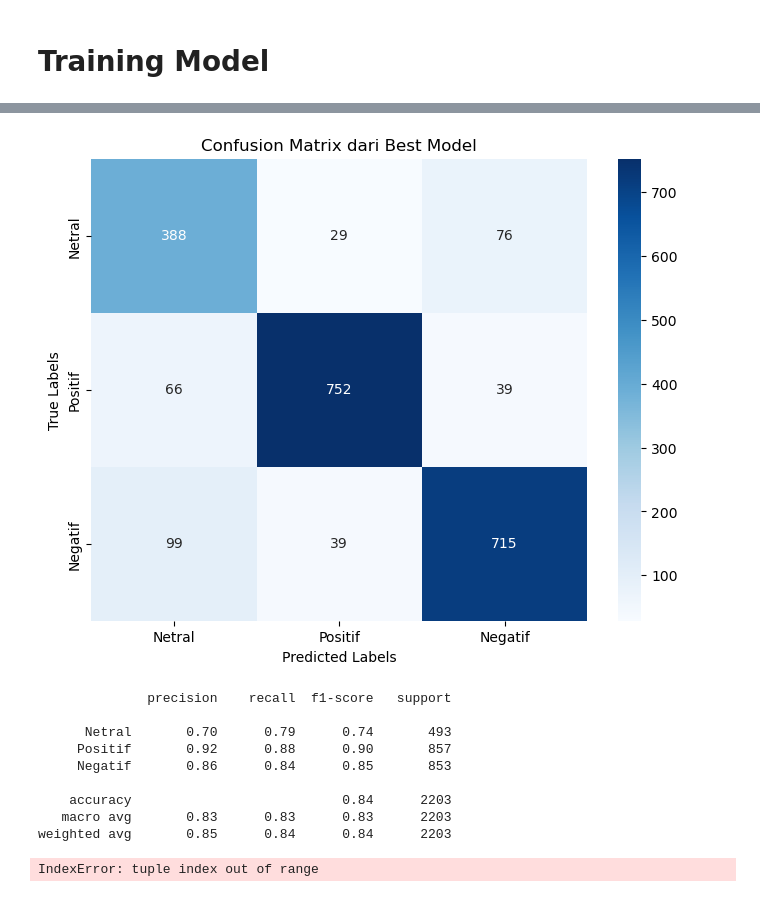
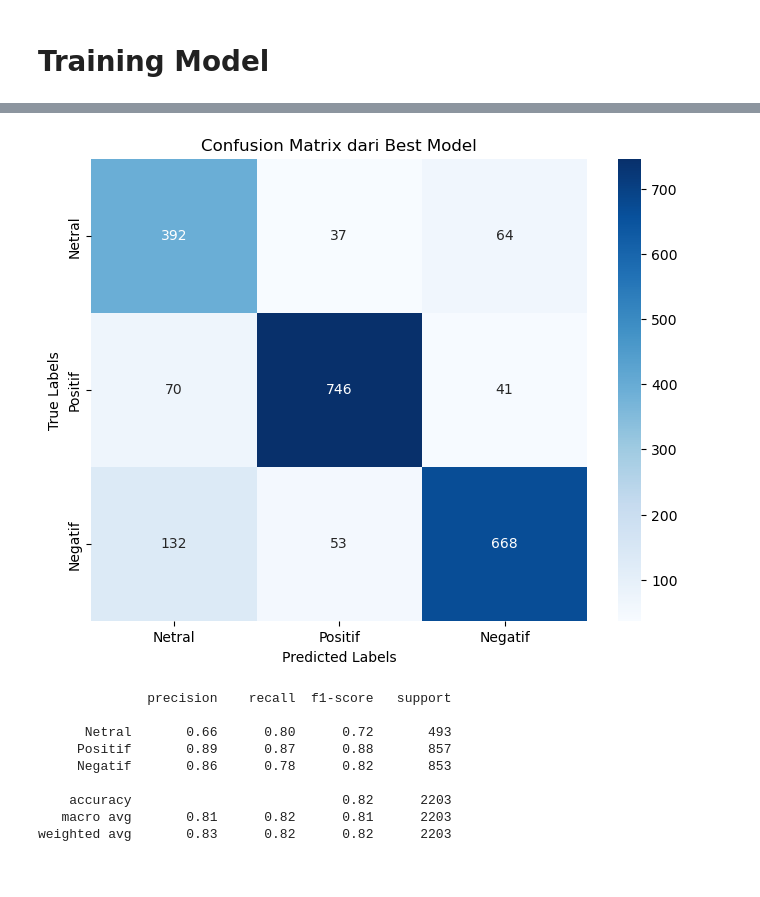
Before and after one commit to amongnikol/analisis_sentimen_prabowo, a Jupyter notebook: prabowo_BILSTM.ipynb, the cells around one changed output, grey strips where cells are left out. Saved outputs shown, nothing was run; the diff lists cells and outputs as text; code cells hidden in the pictures.

```diff
--- a/prabowo_BILSTM.ipynb
+++ b/prabowo_BILSTM.ipynb
@@ -108,15 +104,12 @@ from Sastrawi.Stemmer.StemmerFactory import StemmerFactory
 from nltk.corpus import stopwords
 from nltk.tokenize import word_tokenize
 
-# Inisialisasi stemmer dan stopwords
 factory = StemmerFactory()
 stemmer = factory.create_stemmer()
 stop_words = set(stopwords.words('indonesian'))
 
-# Mention penting yang ingin disimpan (whitelist)
 mention_whitelist = ['prabowo']
 
-# Kamus normalisasi kata informal → formal
 normalisasi_kata = {
     'gak': 'tidak',
     'ga': 'tidak',
@@ -150,30 +143,24 @@ normalisasi_kata = {
 }
 
 def preprocessing(text):
-    # 2. Tangani mention: simpan jika ada di whitelist, hapus lainnya
     text = re.sub(r'@(\w+)', lambda m: m.group() if m.group(1).lower() in mention_whitelist else '', text)
 
     text = re.sub(r'http\S+|www\S+|<.*?>|#', ' ', text)
 
-    # 4. Hapus tag HTML (jika ada)
     text = re.sub(r'<.*?>', '', text)
 
-    # 5. Hapus karakter non-huruf (angka, simbol)
     text = re.sub(r'[^a-zA-Z\s]', ' ', text)
 
-    # 6. Lowercase
     text = text.lower()
 
-    # 7. Tokenisasi
     tokens = word_tokenize(text)
 
-    # 8. Normalisasi kata informal
     tokens = [normalisasi_kata.get(word, word) for word in tokens]
 
-    # 9. Hapus stopwords dan kata kosong/panjang pendek
     tokens = [word for word in tokens if word not in stop_words and len(word) > 2 and word != '']
 
-    # 11. Gabung kembali jadi string
+    tokens = [stemmer.stem(word) for word in tokens]
+
     return ' '.join(tokens)
 # %%
 def apply_with_progress(df, func, column, new_column, step=50):
@@ -280,5 +226,5 @@ memory usage: 975.5+ KB
 # %%
-df.loc[df['label'] == 'campur', 'label'] = 'netral'
+df.loc[df['label'] == 'campur', 'label'] = 'positif'
 # %%
 import pandas as pd
 
@@ -555,14 +484,11 @@ import seaborn as sns
 import matplotlib.pyplot as plt
 import numpy as np
 
-# Load model terbaik
-best_model = load_model("best_model.h5")
+best_model = load_model("models/best_model_BILSTM.h5")
 
-# Prediksi dengan model terbaik
-y_pred_probs = model.predict(X_test)
+y_pred_probs = best_model.predict(X_test)
 y_pred = np.argmax(y_pred_probs, axis=1)
 
-# Buat confusion matrix
 cm = confusion_matrix(y_test, y_pred)
 class_names = ['Netral', 'Positif', 'Negatif']
 
@@ -574,6 +500,5 @@ plt.ylabel('True Labels')
 plt.title('Confusion Matrix dari Best Model')
 plt.show()
 
-# Laporan klasifikasi
 print(classification_report(y_test, y_pred, target_names=class_names))
 # %% [output]
@@ -581,17 +506,10 @@ print(classification_report(y_test, y_pred, target_names=class_names))
-[figure, old version]
+[figure, new version]
               precision    recall  f1-score   support
 
-      Netral       0.70      0.79      0.74       493
-     Positif       0.92      0.88      0.90       857
-     Negatif       0.86      0.84      0.85       853
+      Netral       0.66      0.80      0.72       493
+     Positif       0.89      0.87      0.88       857
+     Negatif       0.86      0.78      0.82       853
 
-    accuracy                           0.84      2203
-   macro avg       0.83      0.83      0.83      2203
-weighted avg       0.85      0.84      0.84      2203
+    accuracy                           0.82      2203
+   macro avg       0.81      0.82      0.81      2203
+weighted avg       0.83      0.82      0.82      2203
-# %%
-prompt = 'prabowo goblok '
-y_pred_probs = model.predict(prompt)
-y_pred = np.argmax(y_pred_probs, axis=1)
-y_pred
-# %% [output]
-IndexError: tuple index out of range
```
Also changed, not shown: parts of 21 cells of this notebook, 8 other files.
